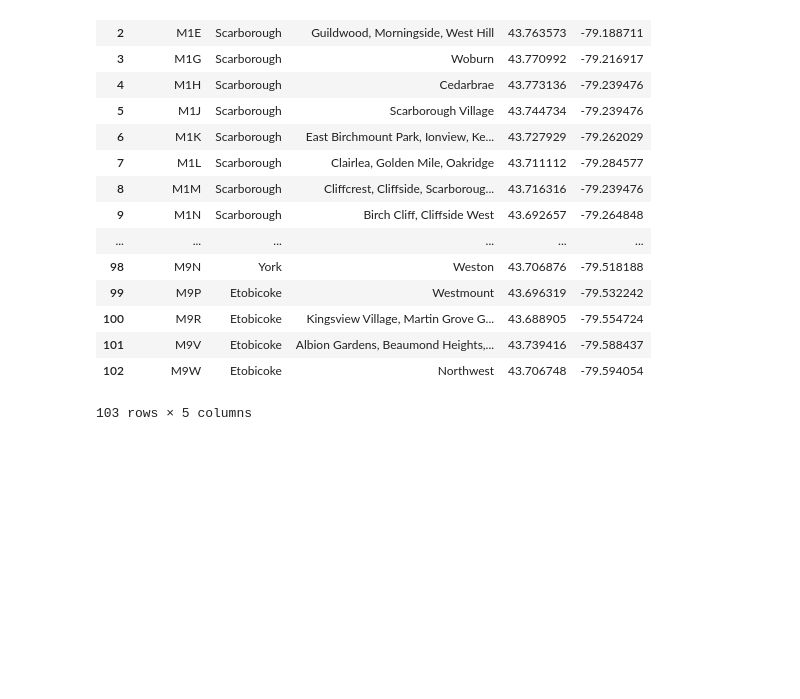
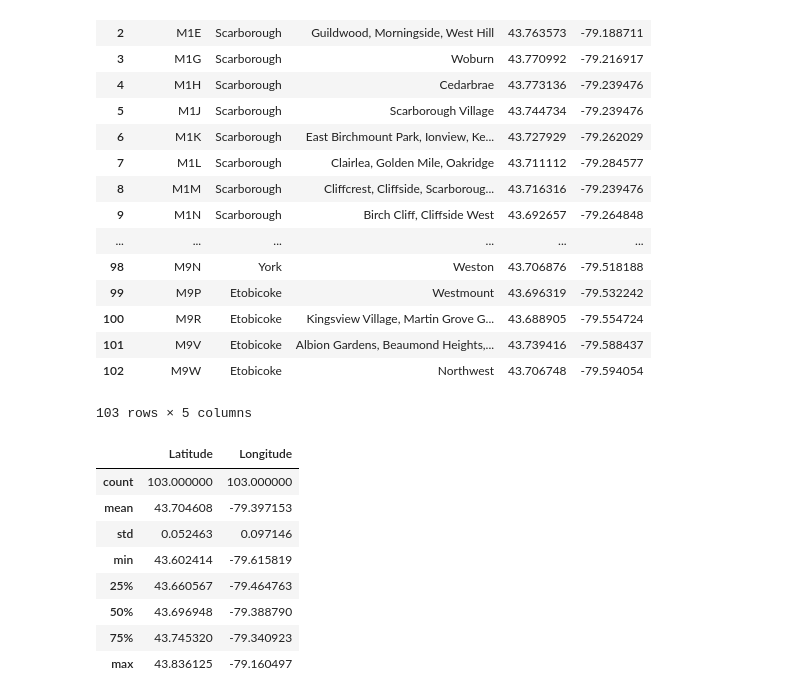
Before and after one commit to jahonis123/jackson-capstone, a Jupyter notebook: Data Science Capstone - Week 3.ipynb, the cells around one changed output. Drawn from its saved outputs; the diff is of its cells as text; code cells hidden in the pictures; blank space fills up the shorter version.

```diff
--- a/Data Science Capstone - Week 3.ipynb
+++ b/Data Science Capstone - Week 3.ipynb
@@ -114,3 +114,15 @@ df_loc
 | 101 | M9V | Etobicoke | Albion Gardens, Beaumond Heights,... | 43.739416 | -79.588437 |
 | 102 | M9W | Etobicoke | Northwest | 43.706748 | -79.594054 |
 103 rows × 5 columns
+# %%
+df_loc.describe()
+# %% [output]
+|  | Latitude | Longitude |
+| count | 103.000000 | 103.000000 |
+| mean | 43.704608 | -79.397153 |
+| std | 0.052463 | 0.097146 |
+| min | 43.602414 | -79.615819 |
+| 25% | 43.660567 | -79.464763 |
+| 50% | 43.696948 | -79.388790 |
+| 75% | 43.745320 | -79.340923 |
+| max | 43.836125 | -79.160497 |
```
Also changed, not shown: parts of 4 cells of this notebook.
